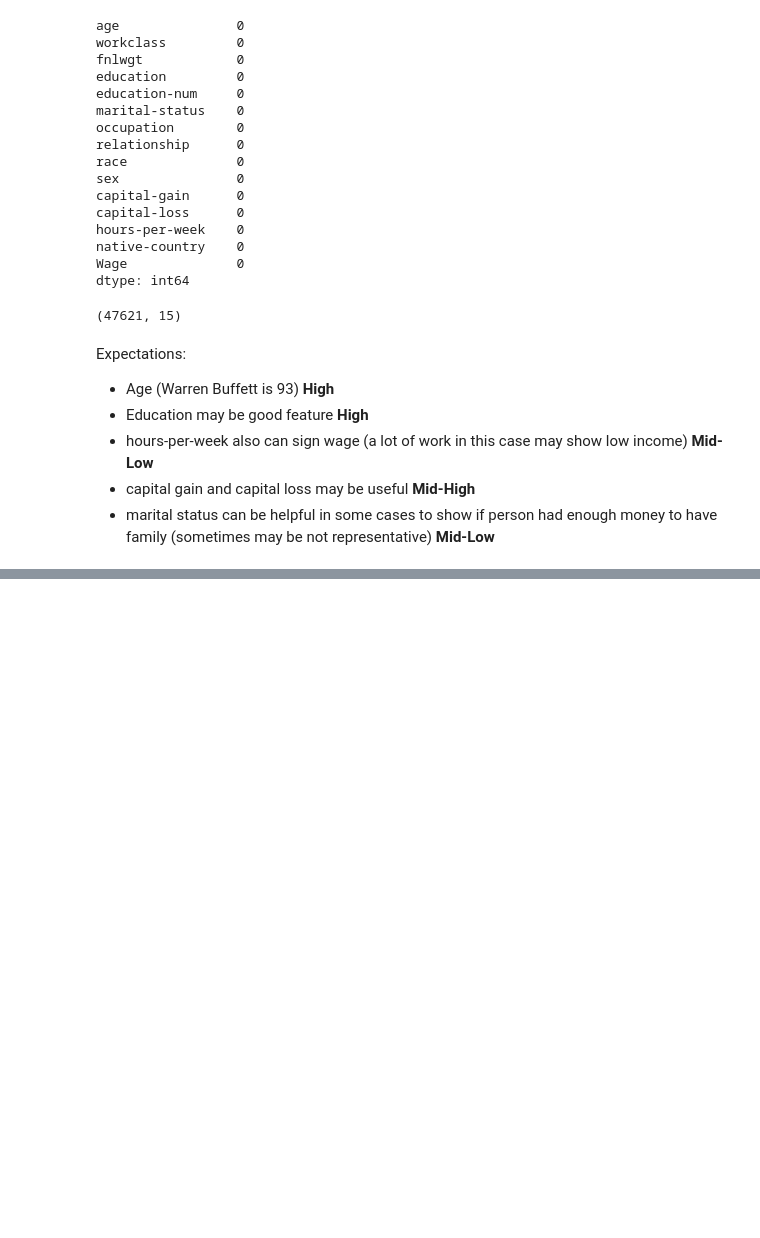
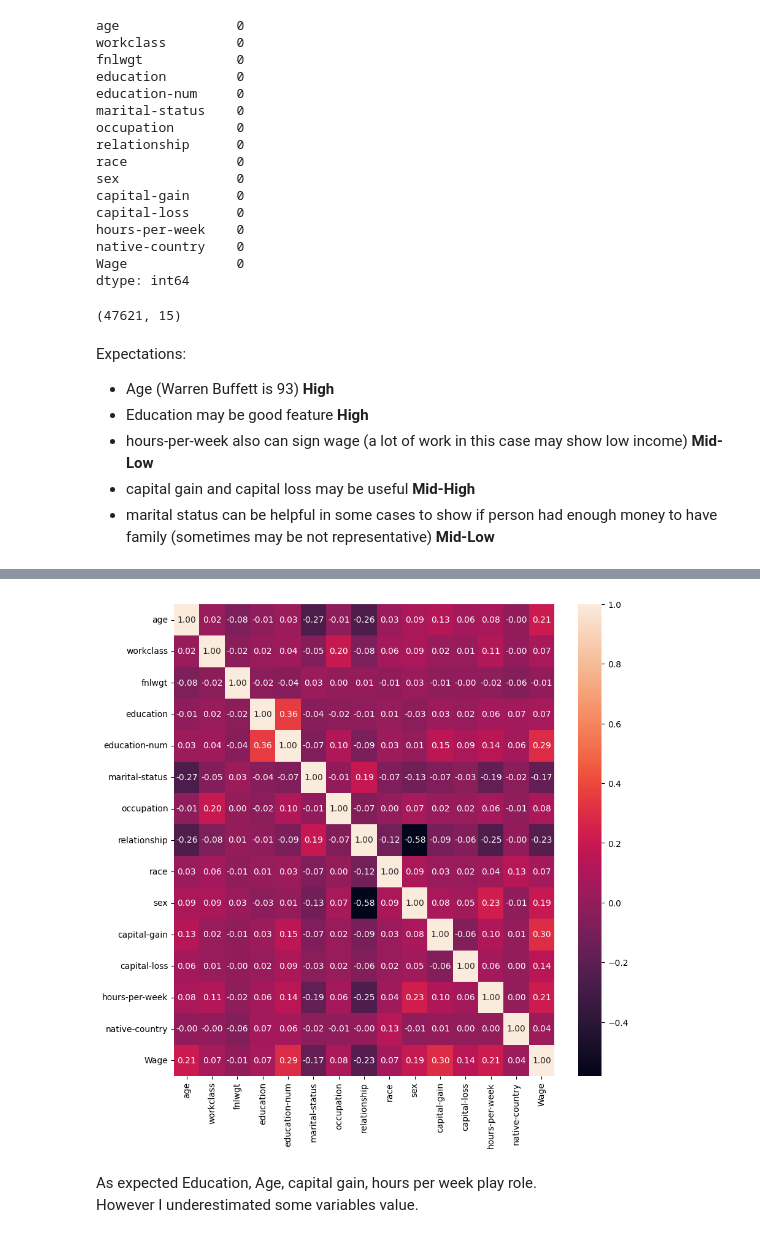
Before and after one commit to Venchislaw/PracticalAI, a Jupyter notebook: Machine Learning/Kaggle/Competitions/Adult/Adult.ipynb, the cells around one changed output, grey strips where cells are left out. Cells and saved outputs as stored; diff of their text form; code cells hidden in the pictures; blank space fills up the shorter version.

```diff
--- a/Machine Learning/Kaggle/Competitions/Adult/Adult.ipynb
+++ b/Machine Learning/Kaggle/Competitions/Adult/Adult.ipynb
@@ -184,0 +185,6 @@ sns.heatmap(X.corr(numeric_only=True), annot=True, fmt=".2f");
+# %%
+df_enc = df.copy()
+
+for col in df_enc.columns:
+  df_enc[col] = LabelEncoder().fit_transform(df[col])
+df_enc.dtypes
@@ -184,0 +208,8 @@ sns.heatmap(X.corr(numeric_only=True), annot=True, fmt=".2f");
+# %%
+plt.figure(figsize=(10, 10))
+sns.heatmap(df_enc.corr(), annot=True, fmt=".2f");
+# %% [output]
+[figure, added]
+# %% [markdown]
+As expected Education, Age, capital gain, hours per week play role.<br>
+However I underestimated some variables value.
```
Also changed, not shown: parts of 14 cells of this notebook.
